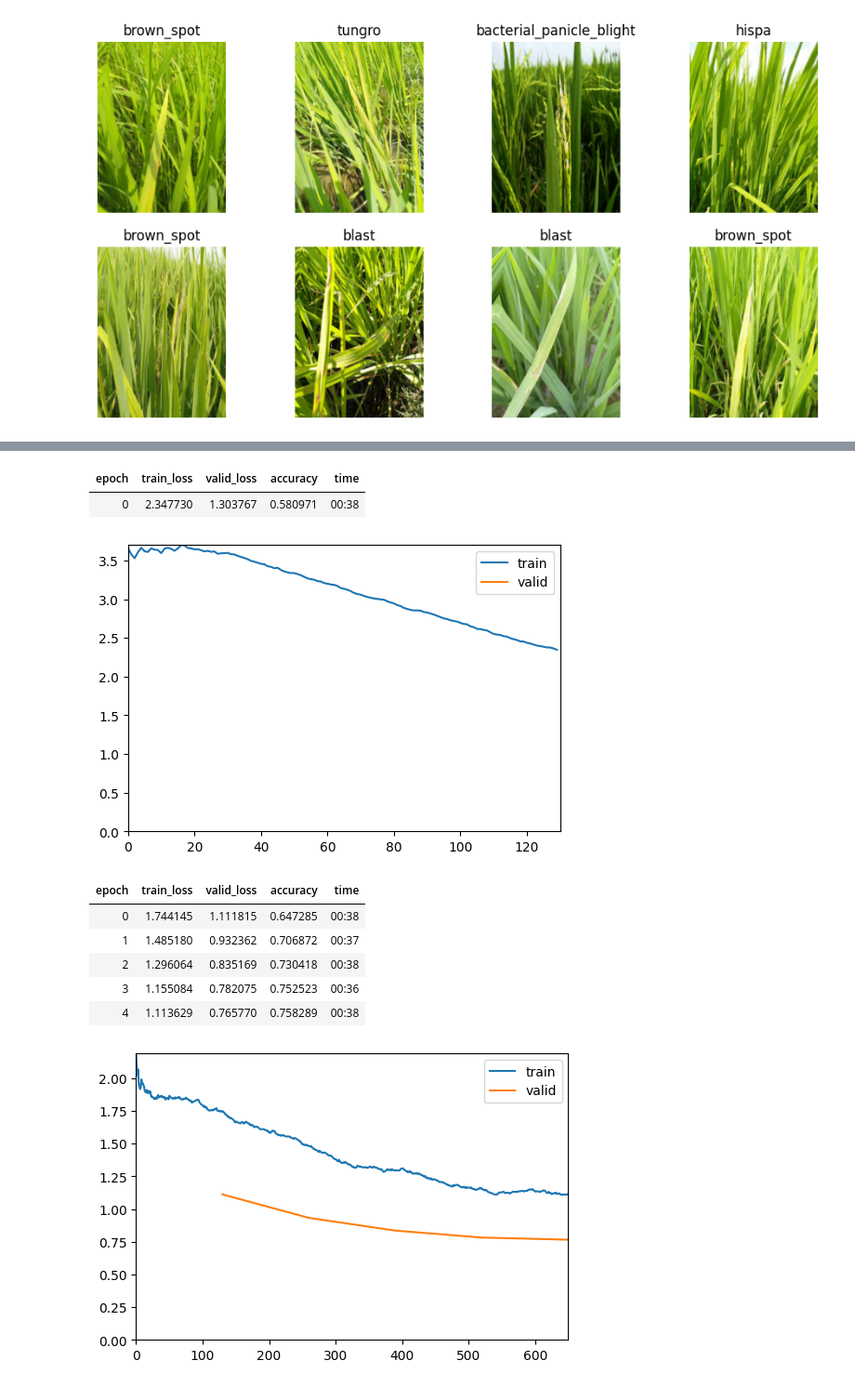
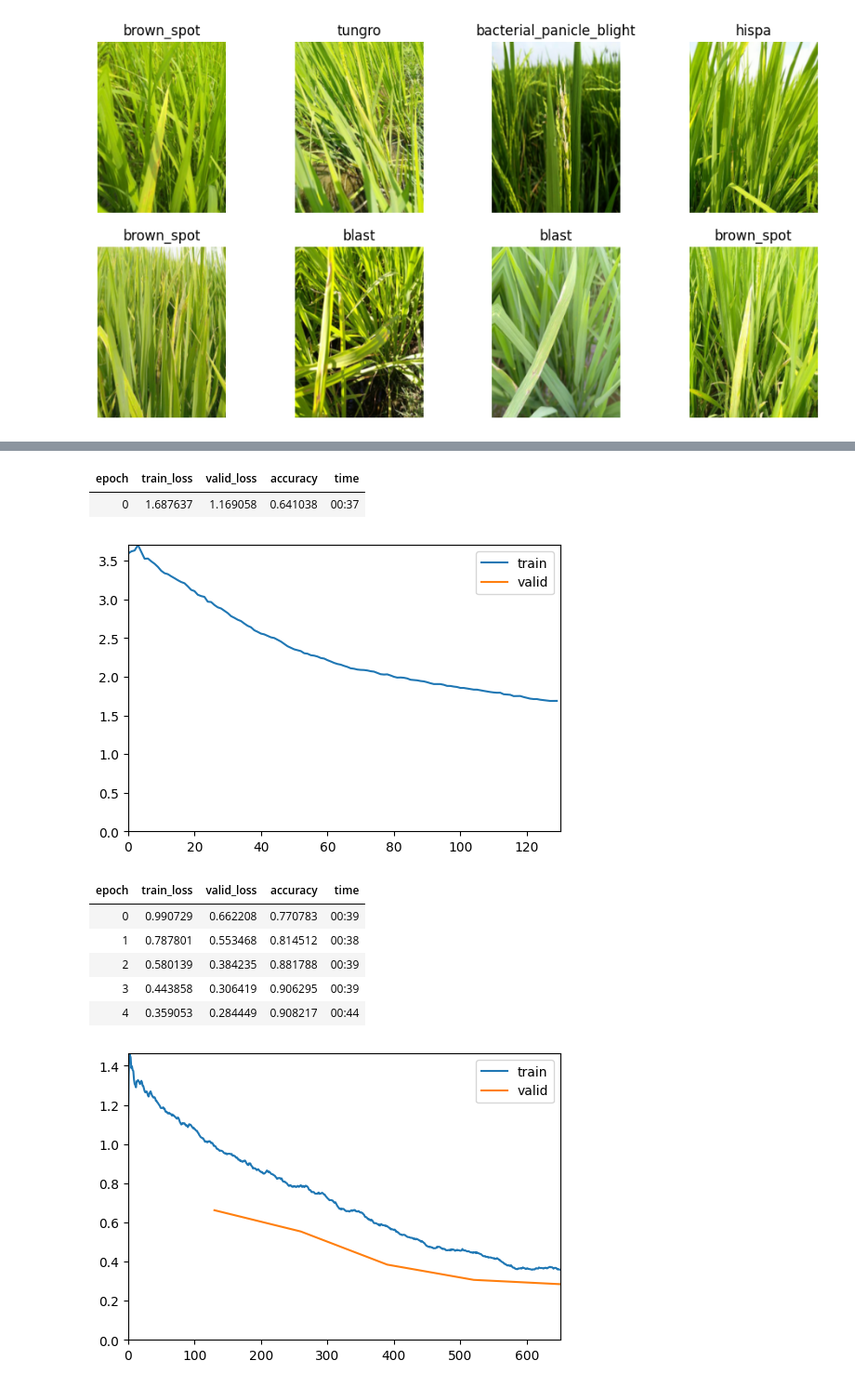
Before and after one commit to dnth/timm-flutter-pytorch-lite-blogpost, a Jupyter notebook: train/train.ipynb, the cells around one changed output, grey strips where cells are left out. Shown at 93% size. Cells and saved outputs as stored; diff of their text form; code cells hidden in the pictures.

Commit message:
train edgenext

```diff
--- a/train/train.ipynb
+++ b/train/train.ipynb
@@ -27,6 +47,6 @@ trn_path = Path('../data/train_images')
 # %%
 dls = ImageDataLoaders.from_folder(trn_path, seed=42, valid_pct=0.2,
-                                item_tfms=[Resize((480, 360))], batch_tfms=aug_transforms(size=(256,192), min_scale=0.75))
+                                item_tfms=[Resize((224, 224))], batch_tfms=aug_transforms(min_scale=0.75))
 # %%
 dls.train.show_batch(max_n=8, nrows=2)
 # %% [output]
@@ -55,2 +65,2 @@ timm.list_models('*mobile*')
 # %%
-learn = vision_learner(dls, 'mobilevit_xxs', metrics=accuracy).to_fp16()
+learn = vision_learner(dls, 'edgenext_small', metrics=accuracy).to_fp16()
@@ -63,16 +75,16 @@ SuggestedLRs(valley=0.0014454397605732083)
 # %%
-learn.fine_tune(5, base_lr=1e-3, cbs=[ShowGraphCallback()])
+learn.fine_tune(5, base_lr=1e-2, cbs=[ShowGraphCallback()])
 # %% [output]
 | epoch | train_loss | valid_loss | accuracy | time |
-| 0 | 2.347730 | 1.303767 | 0.580971 | 00:38 |
+| 0 | 1.687637 | 1.169058 | 0.641038 | 00:37 |
-[figure, old version]
+[figure, new version]
 | epoch | train_loss | valid_loss | accuracy | time |
-| 0 | 1.744145 | 1.111815 | 0.647285 | 00:38 |
-| 1 | 1.485180 | 0.932362 | 0.706872 | 00:37 |
-| 2 | 1.296064 | 0.835169 | 0.730418 | 00:38 |
-| 3 | 1.155084 | 0.782075 | 0.752523 | 00:36 |
-| 4 | 1.113629 | 0.765770 | 0.758289 | 00:38 |
+| 0 | 0.990729 | 0.662208 | 0.770783 | 00:39 |
+| 1 | 0.787801 | 0.553468 | 0.814512 | 00:38 |
+| 2 | 0.580139 | 0.384235 | 0.881788 | 00:39 |
+| 3 | 0.443858 | 0.306419 | 0.906295 | 00:39 |
+| 4 | 0.359053 | 0.284449 | 0.908217 | 00:44 |
-[figure, old version]
+[figure, new version]
 # %%
 learn.export("../../train/export.pkl")
 # %%
```
Also changed, not shown: parts of 4 cells of this notebook, 2 other files.
